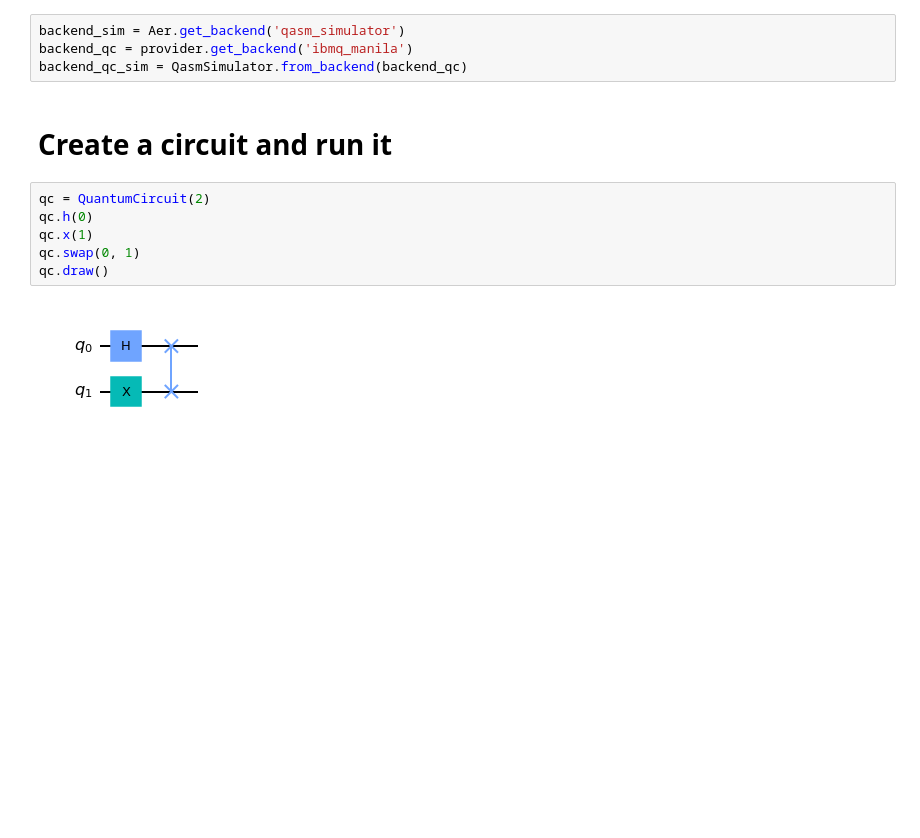
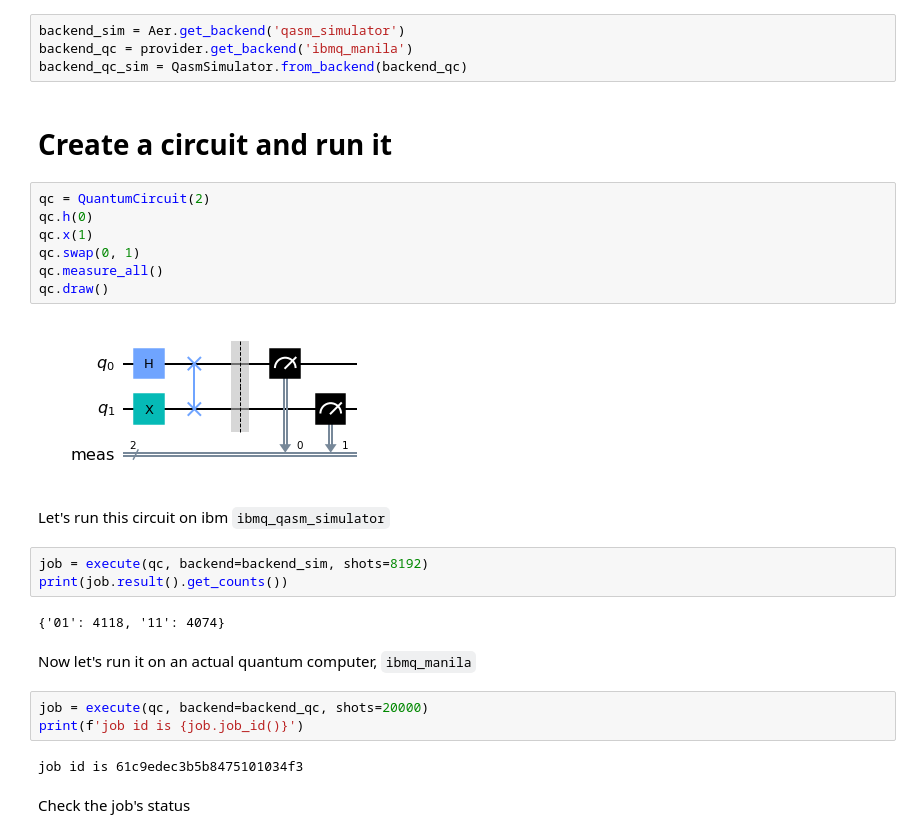
Before and after one commit to lhugens/quantum-computing, a Jupyter notebook: qiskit.ipynb, the cells around one changed output. Cells and saved outputs as stored; diff of their text form; blank space fills up the shorter version.

```diff
--- a/qiskit.ipynb
+++ b/qiskit.ipynb
@@ -67,13 +68,30 @@ Instanciate a few backends
 backend_sim = Aer.get_backend('qasm_simulator')
 backend_qc = provider.get_backend('ibmq_manila')
 backend_qc_sim = QasmSimulator.from_backend(backend_qc)
-# %% [markdown]
-# Create a circuit and run it
-# %%
-qc = QuantumCircuit(2)
-qc.h(0)
-qc.x(1)
-qc.swap(0, 1)
-qc.draw()
-# %% [output]
-[figure, removed]
+# %% [markdown]
+# Create a circuit and run it
+# %%
+qc = QuantumCircuit(2)
+qc.h(0)
+qc.x(1)
+qc.swap(0, 1)
+qc.measure_all()
+qc.draw()
+# %% [output]
+[figure, added]
+# %% [markdown]
+Let's run this circuit on ibm `ibmq_qasm_simulator`
+# %%
+job = execute(qc, backend=backend_sim, shots=8192)
+print(job.result().get_counts())
+# %% [output]
+{'01': 4118, '11': 4074}
+# %% [markdown]
+Now let's run it on an actual quantum computer, `ibmq_manila`
+# %%
+job = execute(qc, backend=backend_qc, shots=20000)
+print(f'job id is {job.job_id()}')
+# %% [output]
+job id is 61c9edec3b5b8475101034f3
+# %% [markdown]
+Check the job's status
```
Also changed, not shown: parts of 18 cells of this notebook.
